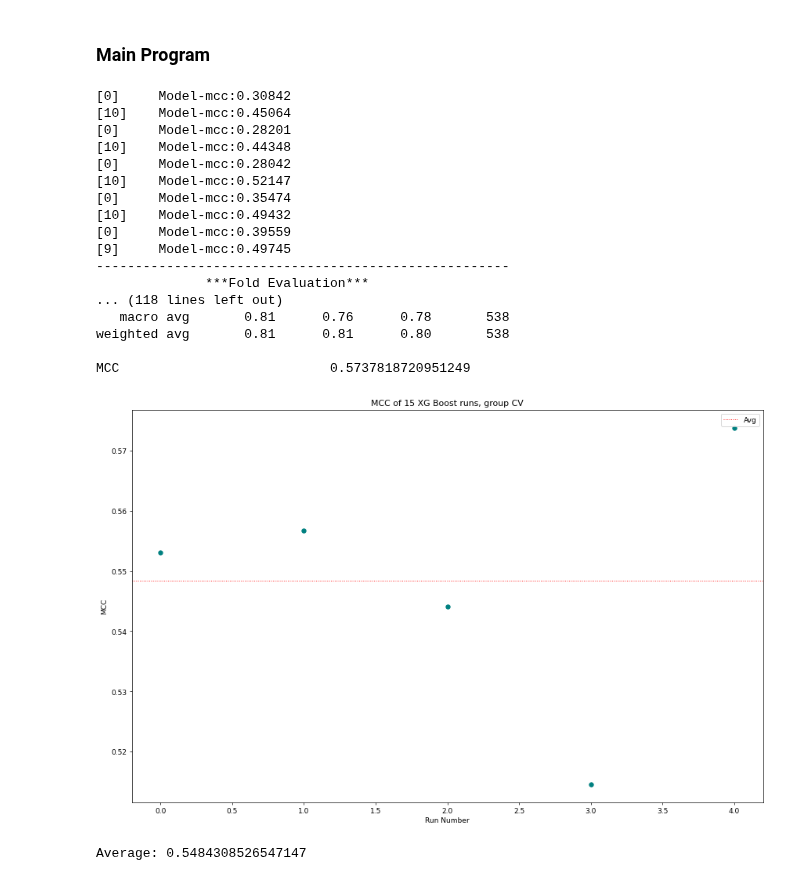
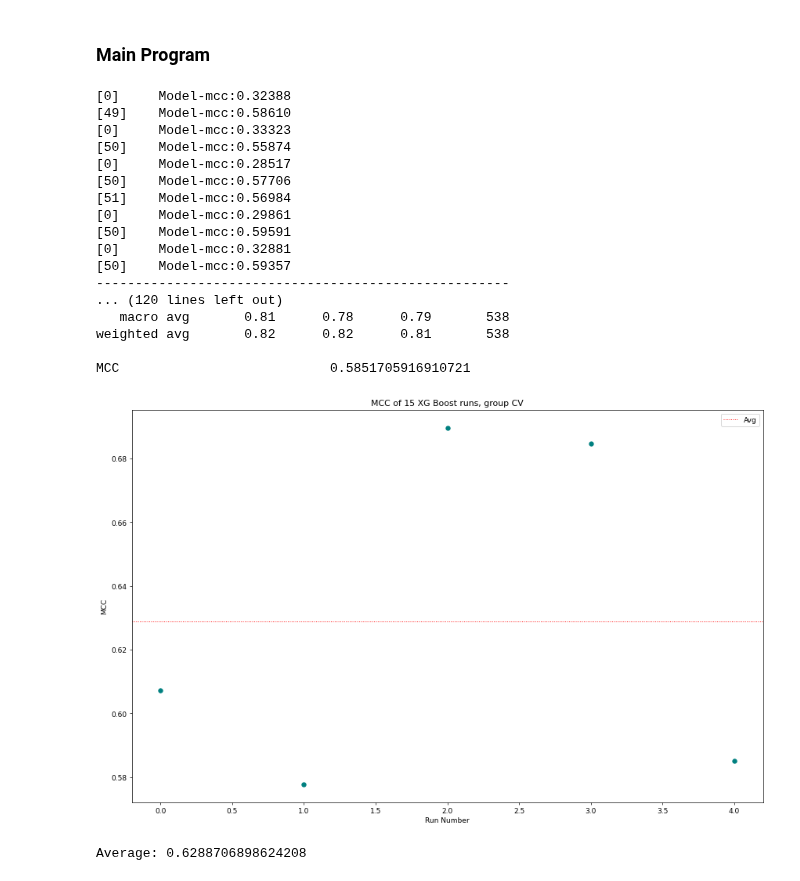
Before and after one commit to Shamin2512/Mutation-Classification, a Jupyter notebook: XGB_MutationClassification.ipynb, the cells around one changed output. Cells and saved outputs as stored; diff of their text form; code cells hidden in the pictures.

```diff
--- a/XGB_MutationClassification.ipynb
+++ b/XGB_MutationClassification.ipynb
@@ -382,7 +382,7 @@ def BF_fitting(BF, d_train_list, d_val):
                                 num_boost_round = 500,
                                 evals  = [(d_val,'Model')],
                                 verbose_eval = 50,               #Print evaluation metrics every 50 trees
-                                early_stopping_rounds = 20,
+                                early_stopping_rounds = 50,
                                 custom_metric = CM,
                                 )
                       )                                         #Generates and fits a GBC for each training balanced fold
@@ -406,7 +406,7 @@ def BF_validate(BF_GBC, d_val):
 
     Prob_matrix = []
     for i in range(len(BF_GBC)):
-        Prob = BF_GBC[i].predict(d_test) #Predicts the probability of an instance belonging to the major/ positive class (PD/ 1). Output has shape (n_predictions,)
+        Prob = BF_GBC[i].predict(d_val) #Predicts the probability of an instance belonging to the major/ positive class (PD/ 1). Output has shape (n_predictions,)
         Prob_matrix.append(Prob)
 
     return Prob_matrix
@@ -487,47 +487,47 @@ def plot(Score_list):
 # %%
 file = "AC_dataset.csv"
 Score_list = []
 Training_Set, Testing_Set          = Train_Test_Split(file)                                 #Create training and testing sets
 # test(inData, classData, ValData, Vallabel)                                                          #Initial evaluation
 IT_list, LT_list, IV_list, LV_list = CV(Training_Set)                #Cross-validate training set
 
 for i in range(len(IT_list)):
     inData = IT_list[i]
     classData = LT_list[i]
     ValData = IV_list[i]
     Vallabel = LV_list[i]
 
     minClass, minSize, maxSize  = find_minority_class(classData)                            #Determines imbalance
     BF                          = Balance_ratio(maxSize, minSize)                           #Determins number of balancing folds needed
     Input_folds, Output_folds   = Balance_Folds(BF, inData, classData, minClass, minSize)   # balance() and balance_data() functions are called under this
-    d_train_list, d_test        = model_training_data(BF, Input_folds, Output_folds, ValData, Vallabel)
+    d_train_list, d_val        = model_training_data(BF, Input_folds, Output_folds, ValData, Vallabel)
     BF_GBC_HP                   = hyperparameter(BF, d_train_list, d_val)
-    BF_GBC                      = BF_fitting(BF, d_train_list, d_test)
-    Prob_matrix                 = BF_validate(BF_GBC, d_test)
+    BF_GBC                      = BF_fitting(BF, d_train_list, d_val)
+    Prob_matrix                 = BF_validate(BF_GBC, d_val)
 
     Final_vote, Sum_PD, Sum_SNP = Weighted_Vote(Prob_matrix)
 
     MCC = evalutation(Final_vote, Vallabel)
     Score_list.append(MCC)
 
 plot(Score_list)
 # %% [output]
-[0]     Model-mcc:0.30842
-[10]    Model-mcc:0.45064
-[0]     Model-mcc:0.28201
-[10]    Model-mcc:0.44348
-[0]     Model-mcc:0.28042
-[10]    Model-mcc:0.52147
-[0]     Model-mcc:0.35474
-[10]    Model-mcc:0.49432
-[0]     Model-mcc:0.39559
-[9]     Model-mcc:0.49745
+[0]     Model-mcc:0.32388
+[49]    Model-mcc:0.58610
+[0]     Model-mcc:0.33323
+[50]    Model-mcc:0.55874
+[0]     Model-mcc:0.28517
+[50]    Model-mcc:0.57706
+[51]    Model-mcc:0.56984
+[0]     Model-mcc:0.29861
+[50]    Model-mcc:0.59591
+[0]     Model-mcc:0.32881
+[50]    Model-mcc:0.59357
 -----------------------------------------------------
-              ***Fold Evaluation***
-... (118 lines left out)
-   macro avg       0.81      0.76      0.78       538
-weighted avg       0.81      0.81      0.80       538
+... (120 lines left out)
+   macro avg       0.81      0.78      0.79       538
+weighted avg       0.82      0.82      0.81       538
 
-MCC                           0.5737818720951249
+MCC                           0.5851705916910721
-[figure, old version]
+[figure, new version]
-Average: 0.5484308526547147
+Average: 0.6288706898624208
```
